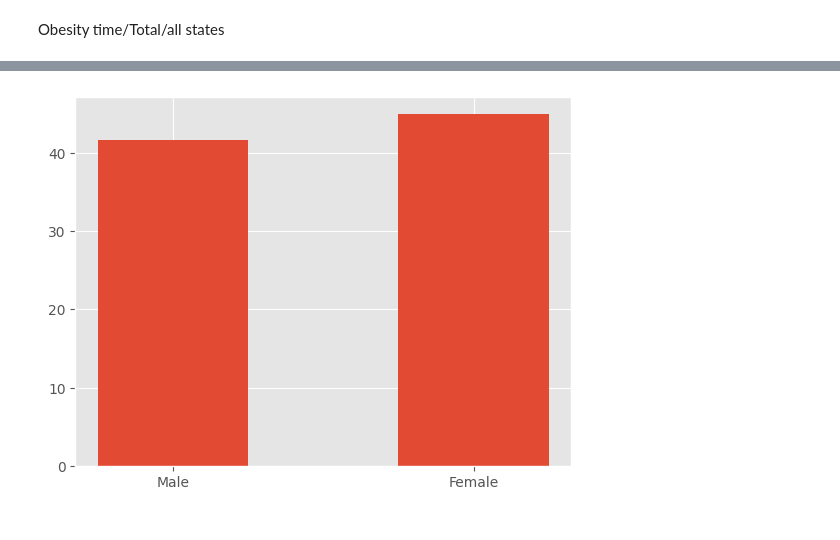
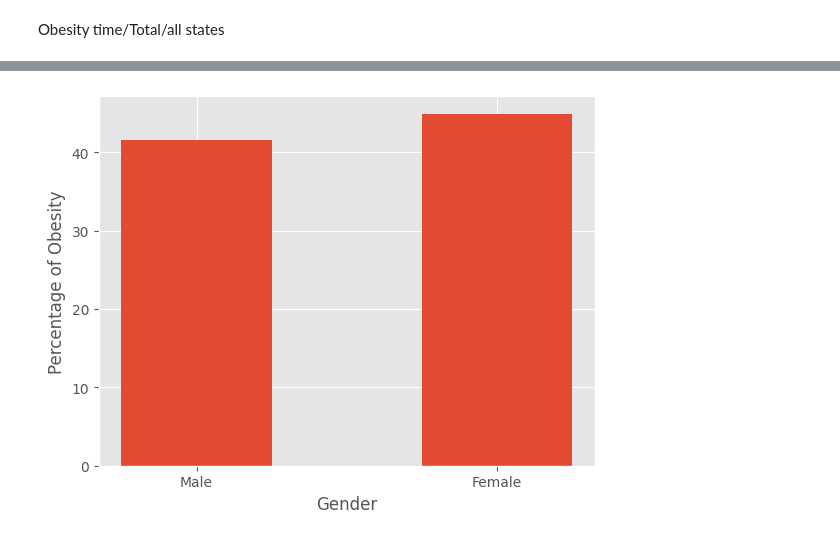
Before and after one commit to MerMer12345/DataScienceAssignment, a Jupyter notebook: DataExploration.ipynb, the cells around one changed output, grey strips where cells are left out. Drawn from its saved outputs; the diff is of its cells as text; code cells hidden in the pictures.

```diff
--- a/DataExploration.ipynb
+++ b/DataExploration.ipynb
@@ -46,6 +52,8 @@ plt.show();
 # %%
 df2 = pd.read_csv('Data/Obesity/Obesity_file_Gender.csv')
+plt.xlabel('Gender')
+plt.ylabel('Percentage of Obesity')
 plt.bar(df2['Gender'], df2['Data_Value'], width=0.5)
 plt.show();
 # %% [output]
-[figure, old version]
+[figure, new version]
```
Also changed, not shown: parts of 4 cells of this notebook, 1 other file.
